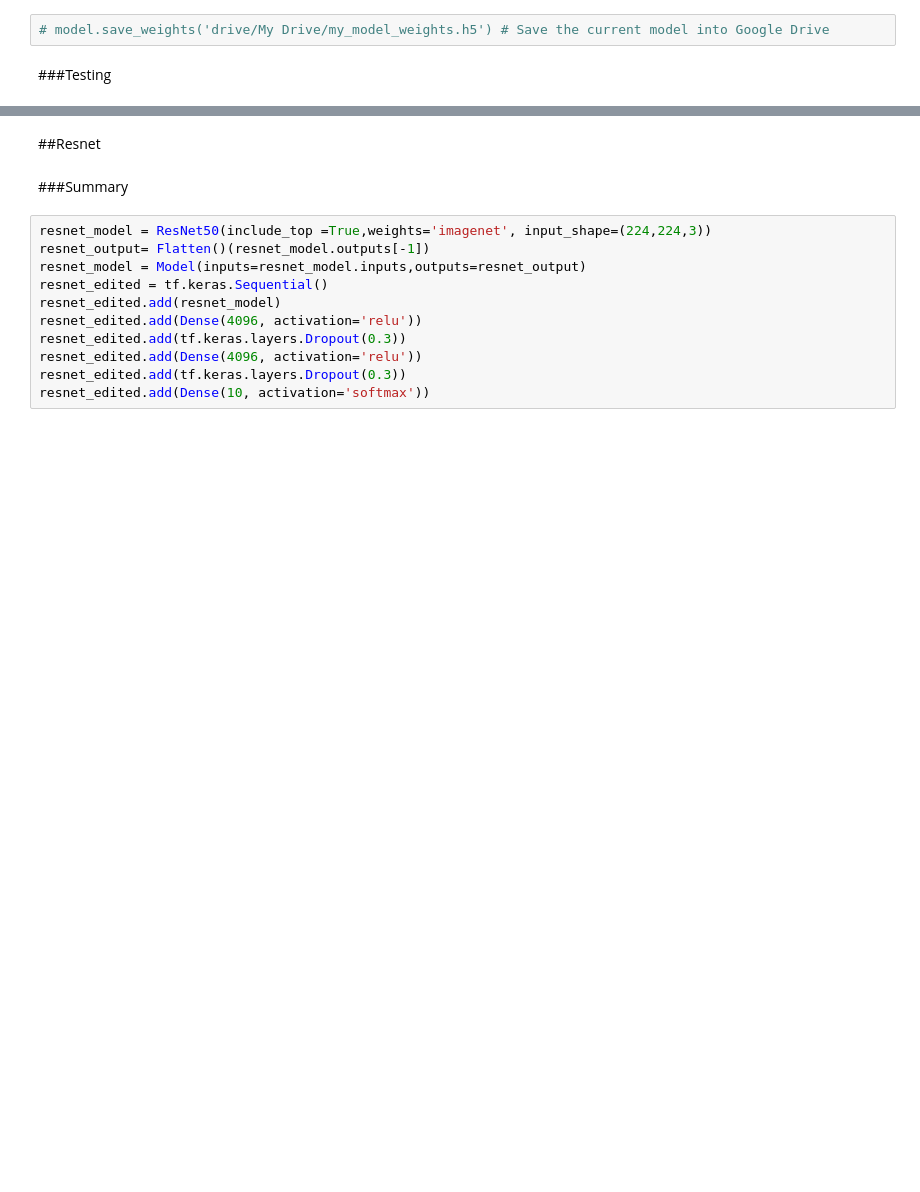
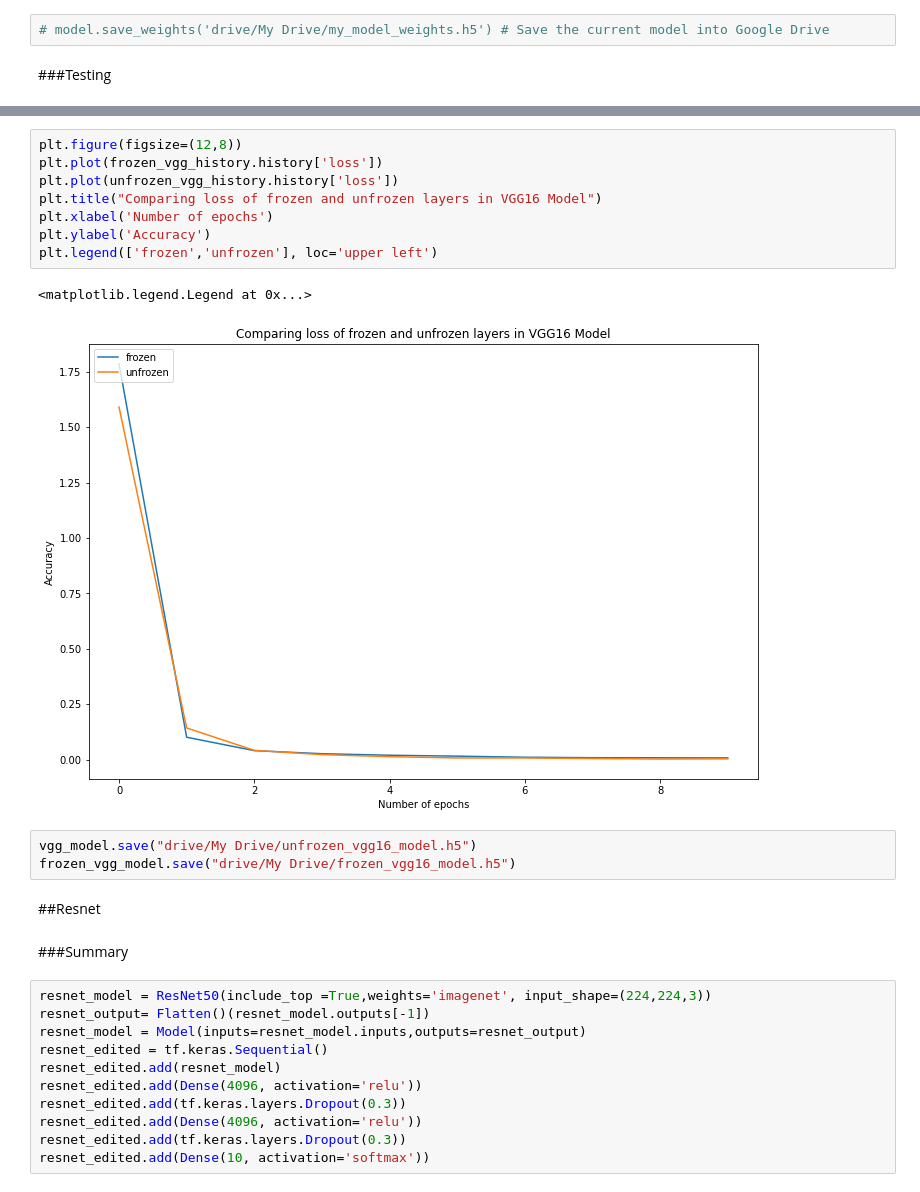
Before and after one commit to AshnakAGQ/DistractedDriver, a Jupyter notebook: CS175Project.ipynb, the cells around one changed output, grey strips where cells are left out. Cells and saved outputs as stored; diff of their text form; blank space fills up the shorter version.

```diff
--- a/CS175Project.ipynb
+++ b/CS175Project.ipynb
@@ -313,3 +472,17 @@ print('------------------------------------------------------------------------'
+# %%
+plt.figure(figsize=(12,8))
+plt.plot(frozen_vgg_history.history['loss'])
+plt.plot(unfrozen_vgg_history.history['loss'])
+plt.title("Comparing loss of frozen and unfrozen layers in VGG16 Model")
+plt.xlabel('Number of epochs')
+plt.ylabel('Accuracy')
+plt.legend(['frozen','unfrozen'], loc='upper left')
+# %% [output]
+<matplotlib.legend.Legend at 0x...>
+[figure, added]
+# %%
+vgg_model.save("drive/My Drive/unfrozen_vgg16_model.h5")
+frozen_vgg_model.save("drive/My Drive/frozen_vgg16_model.h5")
 # %% [markdown]
 ##Resnet
 # %% [markdown]
```
Also changed, not shown: parts of 15 cells of this notebook.
